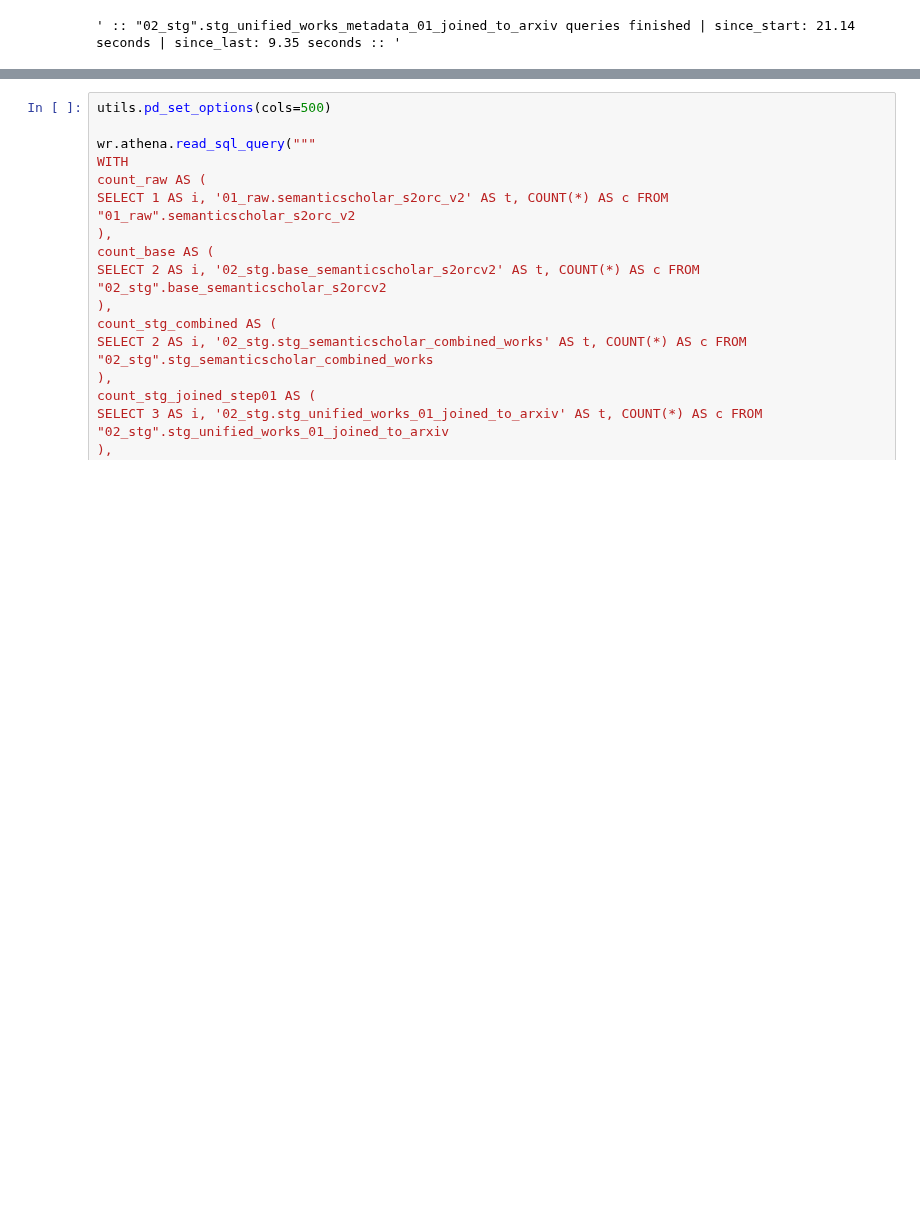
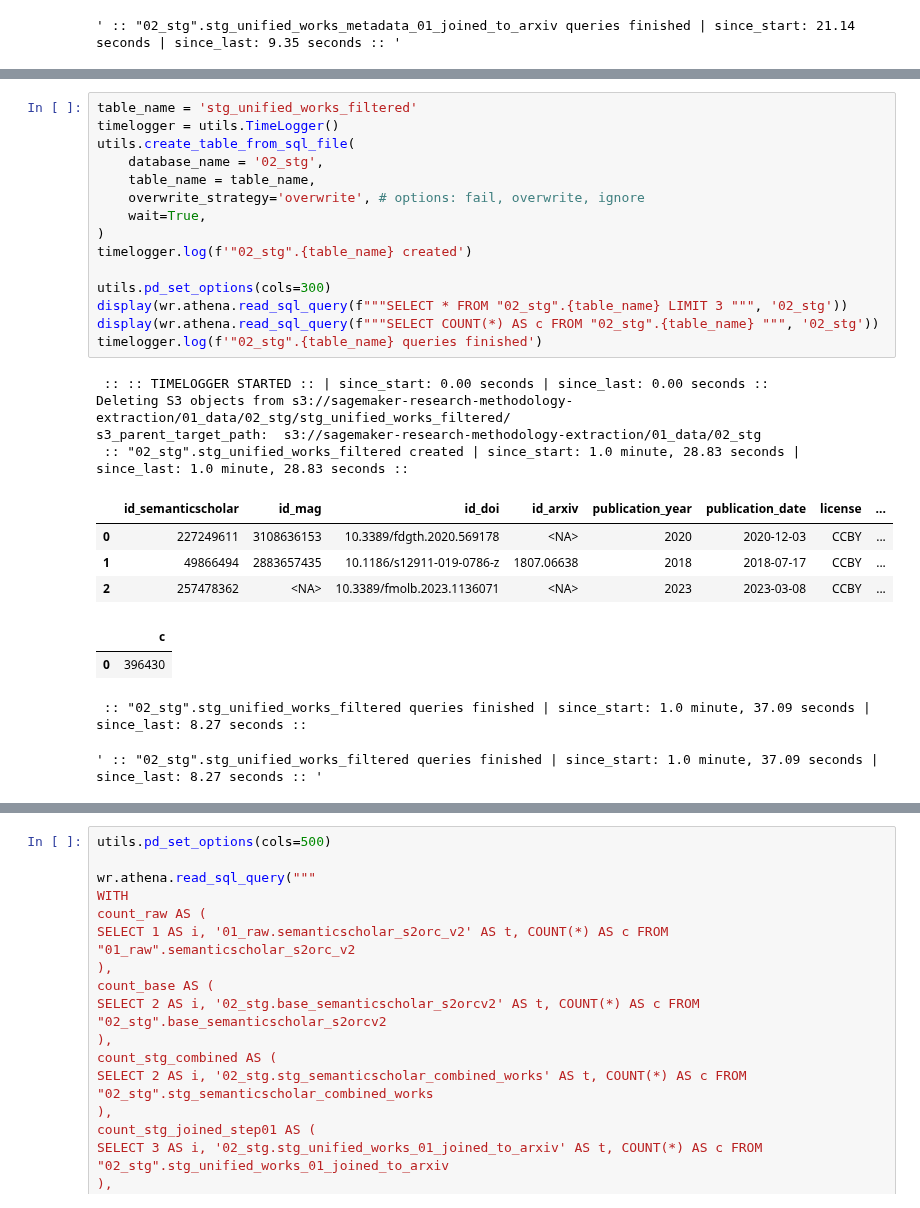
Before and after one commit to ka-steve/sagemaker_research_classification, a Jupyter notebook: src/04_transformation/04_01_transformation_control.ipynb, the cells around one changed output, grey strips where cells are left out. Saved outputs shown, nothing was run; the diff lists cells and outputs as text; blank space fills up the shorter version.

```diff
--- a/src/04_transformation/04_01_transformation_control.ipynb
+++ b/src/04_transformation/04_01_transformation_control.ipynb
@@ -306,0 +308,28 @@ s3_parent_target_path:  s3://sagemaker-research-methodology-extraction/01_data/0
+# %%
+table_name = 'stg_unified_works_filtered'
+timelogger = utils.TimeLogger()
+utils.create_table_from_sql_file(
+    database_name = '02_stg',
+    table_name = table_name,
+    overwrite_strategy='overwrite', # options: fail, overwrite, ignore
+    wait=True,
+)
+timelogger.log(f'"02_stg".{table_name} created')
+
+utils.pd_set_options(cols=300)
+display(wr.athena.read_sql_query(f"""SELECT * FROM "02_stg".{table_name} LIMIT 3 """, '02_stg'))
+display(wr.athena.read_sql_query(f"""SELECT COUNT(*) AS c FROM "02_stg".{table_name} """, '02_stg'))
+timelogger.log(f'"02_stg".{table_name} queries finished')
+# %% [output]
+ :: :: TIMELOGGER STARTED :: | since_start: 0.00 seconds | since_last: 0.00 seconds ::
+Deleting S3 objects from s3://sagemaker-research-methodology-extraction/01_data/02_stg/stg_unified_works_filtered/
+s3_parent_target_path:  s3://sagemaker-research-methodology-extraction/01_data/02_stg
+ :: "02_stg".stg_unified_works_filtered created | since_start: 1.0 minute, 28.83 seconds | since_last: 1.0 minute, 28.83 seconds ::
+|  | id_semanticscholar | id_mag | id_doi | id_arxiv | publication_year | publication_date | license | ... |
+| 0 | 227249611 | 3108636153 | 10.3389/fdgth.2020.569178 | <NA> | 2020 | 2020-12-03 | CCBY | ... |
+| 1 | 49866494 | 2883657435 | 10.1186/s12911-019-0786-z | 1807.06638 | 2018 | 2018-07-17 | CCBY | ... |
+| 2 | 257478362 | <NA> | 10.3389/fmolb.2023.1136071 | <NA> | 2023 | 2023-03-08 | CCBY | ... |
+|  | c |
+| 0 | 396430 |
+ :: "02_stg".stg_unified_works_filtered queries finished | since_start: 1.0 minute, 37.09 seconds | since_last: 8.27 seconds ::
+' :: "02_stg".stg_unified_works_filtered queries finished | since_start: 1.0 minute, 37.09 seconds | since_last: 8.27 seconds :: '
```
Also changed, not shown: parts of 6 cells of this notebook, 13 other files.
